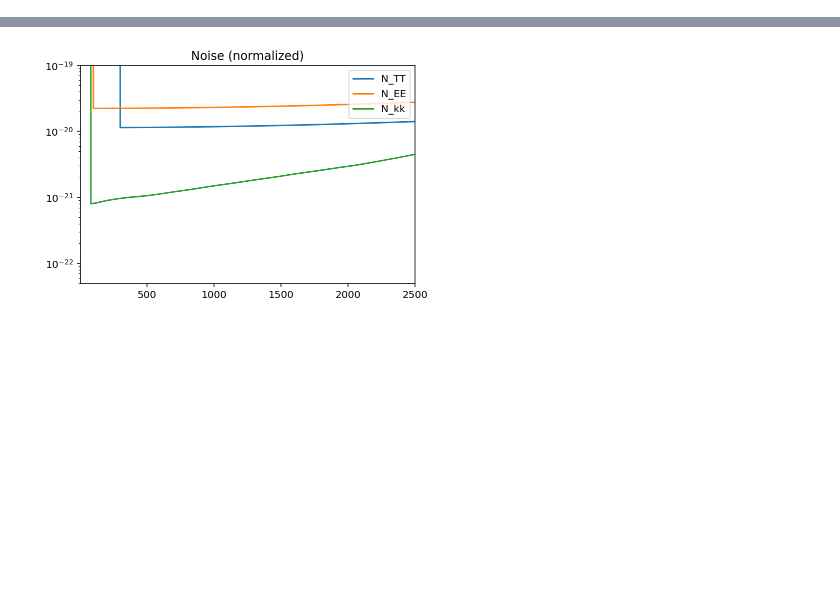
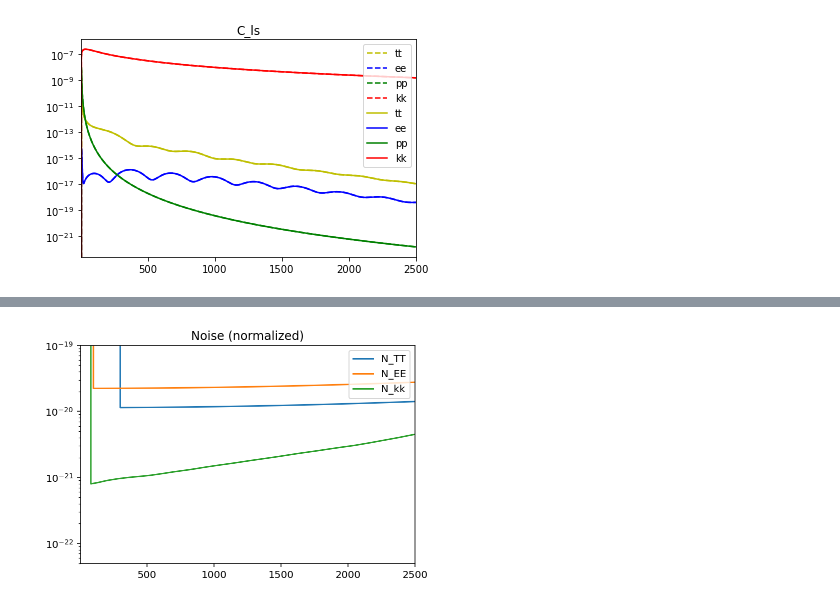
Before and after one commit to iej2106/cosmo_class, a Jupyter notebook: compute_fisher_dmeff_S4.ipynb, the cells around one changed output, grey strips where cells are left out. Cells and saved outputs as stored; diff of their text form; code cells hidden in the pictures; blank space fills up the shorter version.

```diff
--- a/compute_fisher_dmeff_S4.ipynb
+++ b/compute_fisher_dmeff_S4.ipynb
@@ -96,3 +130,23 @@ plt.show()
+# %%
+plt.plot(fiducial['tt'], 'y--',label="tt")
+plt.plot(fiducial['ee'], 'b--',label="ee")
+plt.plot(fiducial['pp'], 'g--',label="pp")
+plt.plot(Cl_est_kk, 'r--',label="kk")
+
+plt.plot(aa_cl_tt, 'y-',label="tt")
+plt.plot(aa_cl_ee, 'b-',label="ee")
+plt.plot(aa_cl_pp, 'g-',label="pp")
+plt.plot(aa_cl_kk, 'r-',label="kk")
+
+plt.yscale('log')
+#plt.ylim(5e-22,1e-6)
+plt.xlim(2,2500)
+plt.legend(loc="upper right")
+plt.title('C_ls')
+plt.savefig("C_l_compare.png")
+plt.show()
+# %% [output]
+[figure, added]
 # %%
 a = np.load('noise/CMB_S4_noise.npy')
 nl_tt = a[0] /((1.0e6*Tcmb)**2)
```
Also changed, not shown: parts of 12 cells of this notebook.
